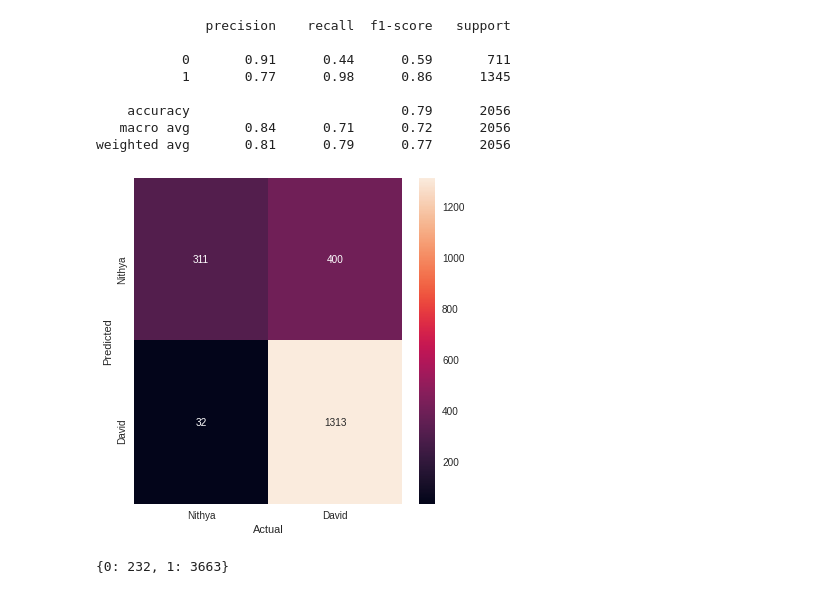
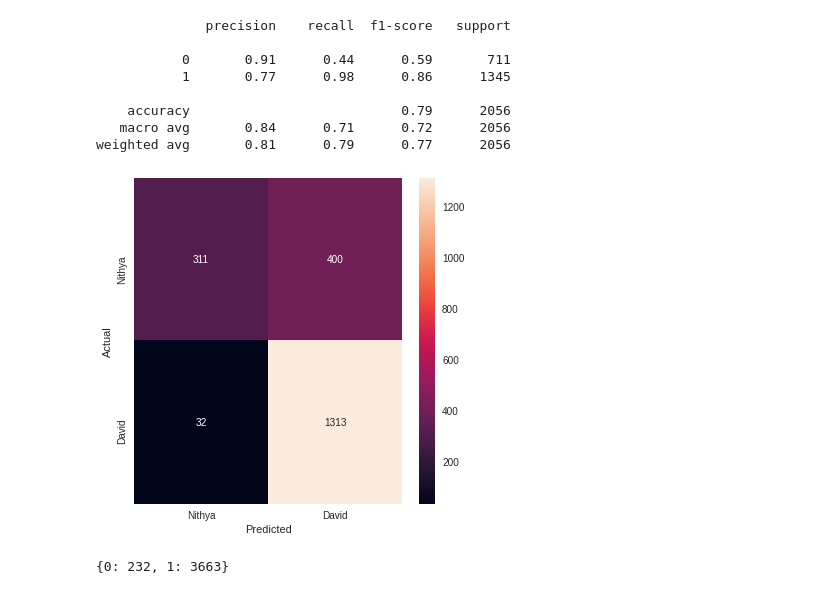
Before and after one commit to mariobkp/capstone_2, a Jupyter notebook: lacd4_tweet_data.ipynb, the cells around one changed output. Saved outputs shown, nothing was run; the diff lists cells and outputs as text; code cells hidden in the pictures.

```diff
--- a/lacd4_tweet_data.ipynb
+++ b/lacd4_tweet_data.ipynb
@@ -3421,33 +3421,33 @@ weighted avg       0.81      0.79      0.77      2056
 # %%
 '''
 
 
 
 
 
 Check decision rules solutions for standard confusion matrix, or look at docs to verify
 
 
 
 
 
 
 
 
 '''
 
 
 array = confusion_matrix(y_test, y_pred)
 tn, fp, fn, tp = confusion_matrix(y_test, y_pred).ravel()
 df = pd.DataFrame(array, index=['Nithya', 'David'], columns=[
 'Nithya', 'David'])
 plt.figure(figsize=(6, 6))
 sns.heatmap(df, annot=True, cmap='rocket', fmt='g')
-plt.xlabel('Actual')
-plt.ylabel('Predicted')
+plt.xlabel('Predicted')
+plt.ylabel('Actual')
 plt.show()
 # %% [output]
-[figure, old version]
+[figure, new version]
 # %%
 # %% [output]
 {0: 232, 1: 3663}
```
Also changed, not shown: 1 other file.
